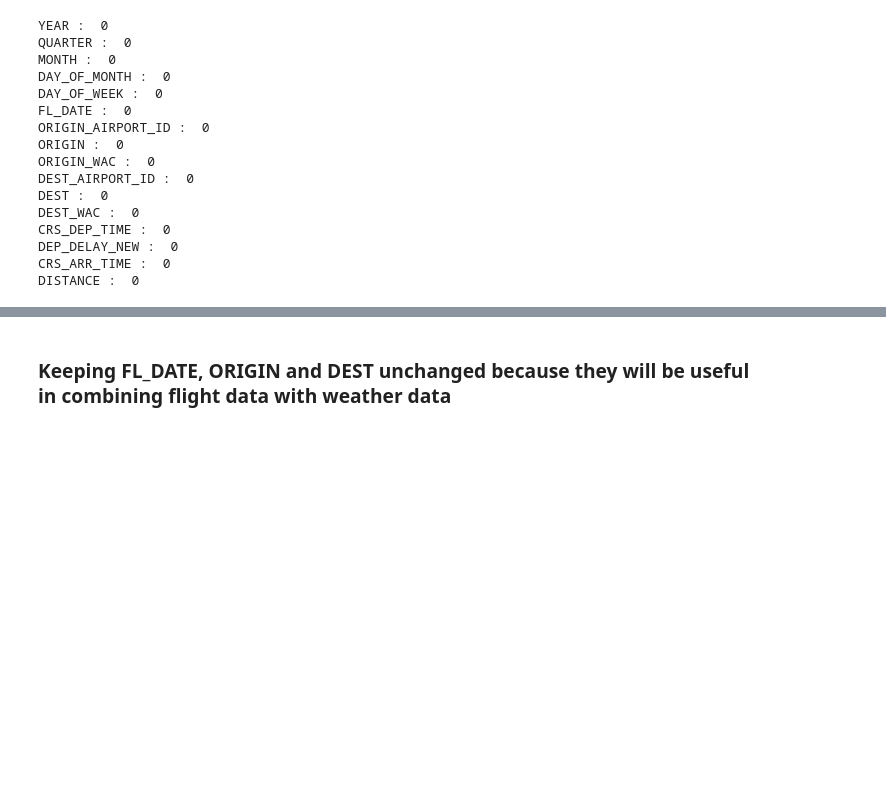
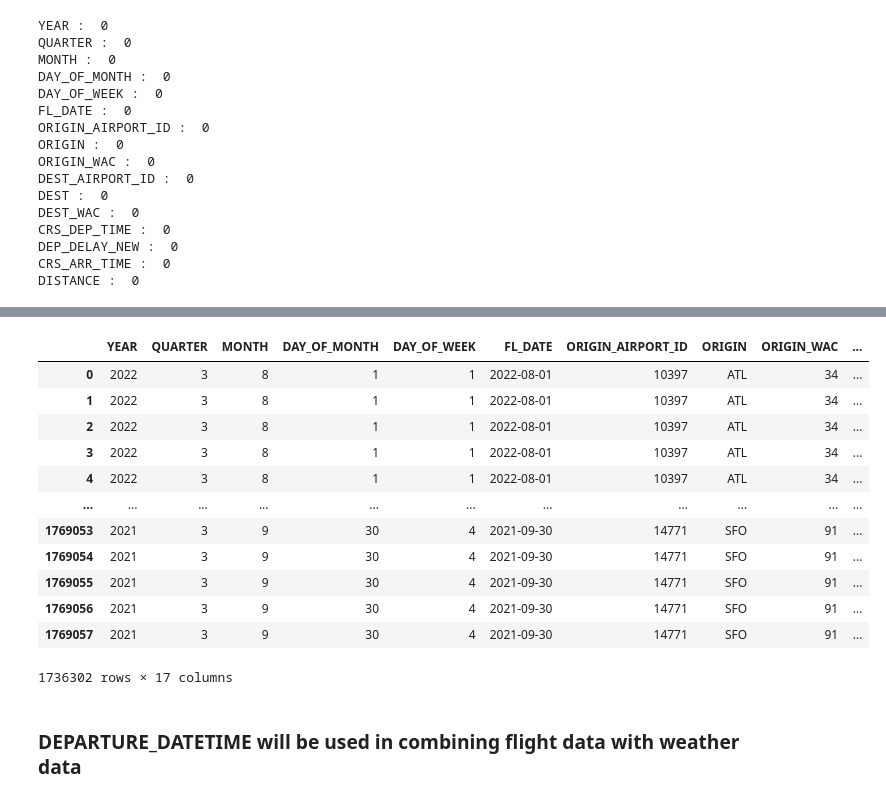
Before and after one commit to rezaqorbani/flight-delay-predictor, a Jupyter notebook: feature_engineering/preprocessing_flight_data.ipynb, the cells around one changed output, grey strips where cells are left out. Cells and saved outputs as stored; diff of their text form; code cells hidden in the pictures; blank space fills up the shorter version.

```diff
--- a/feature_engineering/preprocessing_flight_data.ipynb
+++ b/feature_engineering/preprocessing_flight_data.ipynb
@@ -127,0 +129,6 @@ df_cleaned
+# %%
+# Change the type of column "FL_DATE" to datetime and remove the time. Currently the format is "MM/DD/YYYY HH:MM:SS AM/PM"
+flight_data_processed = df_cleaned.copy()
+flight_data_processed['FL_DATE'] = pd.to_datetime(flight_data_processed['FL_DATE'], format='%m/%d/%Y %H:%M:%S %p')
+flight_data_processed['FL_DATE'] = flight_data_processed['FL_DATE'].dt.normalize()
+flight_data_processed.head()
@@ -127,0 +142,4 @@ df_cleaned
+# %%
+# Transform the column "CRS_DEP_TIME" to time and save it as "DEPARTURE_TIME". Currently the format is "HHMM"
+flight_data_processed['DEPARTURE_TIME'] = pd.to_datetime(flight_data_processed['CRS_DEP_TIME'].astype(str).str.zfill(4), format='%H%M').dt.time
+flight_data_processed.head()
@@ -127,0 +153,7 @@ df_cleaned
+# %%
+# merge FL_DATE (datetime) and CRS_DEP_TIME (datetime) into a single datetime column and set it as the index
+flight_data_processed['DEPARTURE_DATETIME'] = pd.to_datetime(flight_data_processed['FL_DATE'].astype(str) + ' ' + flight_data_processed['DEPARTURE_TIME'].astype(str))
+# remove the minutes and seconds from DEPARTURE_DATETIME
+flight_data_processed['DEPARTURE_DATETIME'] = flight_data_processed['DEPARTURE_DATETIME'].dt.floor('h')
+# flight_data_processed.set_index('DEPARTURE_DATETIME', inplace=True)
+flight_data_processed.head()
@@ -128,3 +167,21 @@ df_cleaned
+# %%
+flight_data_processed.drop('DEPARTURE_TIME', axis=1, inplace=True)
+# %%
+flight_data_processed
+# %% [output]
+|  | YEAR | QUARTER | MONTH | DAY_OF_MONTH | DAY_OF_WEEK | FL_DATE | ORIGIN_AIRPORT_ID | ORIGIN | ORIGIN_WAC | ... |
+| 0 | 2022 | 3 | 8 | 1 | 1 | 2022-08-01 | 10397 | ATL | 34 | ... |
+| 1 | 2022 | 3 | 8 | 1 | 1 | 2022-08-01 | 10397 | ATL | 34 | ... |
+| 2 | 2022 | 3 | 8 | 1 | 1 | 2022-08-01 | 10397 | ATL | 34 | ... |
+| 3 | 2022 | 3 | 8 | 1 | 1 | 2022-08-01 | 10397 | ATL | 34 | ... |
+| 4 | 2022 | 3 | 8 | 1 | 1 | 2022-08-01 | 10397 | ATL | 34 | ... |
+| ... | ... | ... | ... | ... | ... | ... | ... | ... | ... | ... |
+| 1769053 | 2021 | 3 | 9 | 30 | 4 | 2021-09-30 | 14771 | SFO | 91 | ... |
+| 1769054 | 2021 | 3 | 9 | 30 | 4 | 2021-09-30 | 14771 | SFO | 91 | ... |
+| 1769055 | 2021 | 3 | 9 | 30 | 4 | 2021-09-30 | 14771 | SFO | 91 | ... |
+| 1769056 | 2021 | 3 | 9 | 30 | 4 | 2021-09-30 | 14771 | SFO | 91 | ... |
+| 1769057 | 2021 | 3 | 9 | 30 | 4 | 2021-09-30 | 14771 | SFO | 91 | ... |
+1736302 rows × 17 columns
 # %% [markdown]
-### Keeping FL_DATE, ORIGIN and DEST unchanged because they will be useful in combining flight data with weather data
+### DEPARTURE_DATETIME will be used in combining flight data with weather data
 # %%
```
Also changed, not shown: parts of 10 cells of this notebook.
